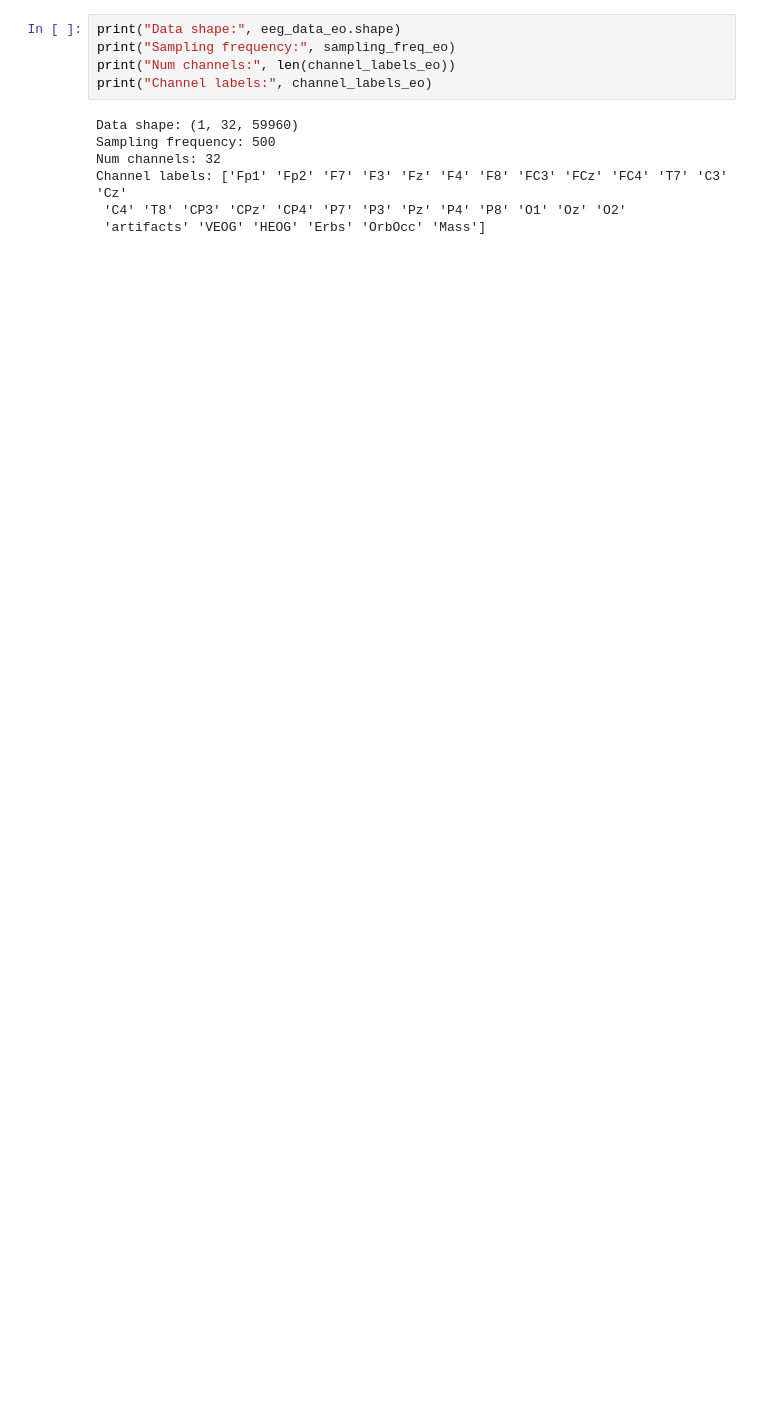
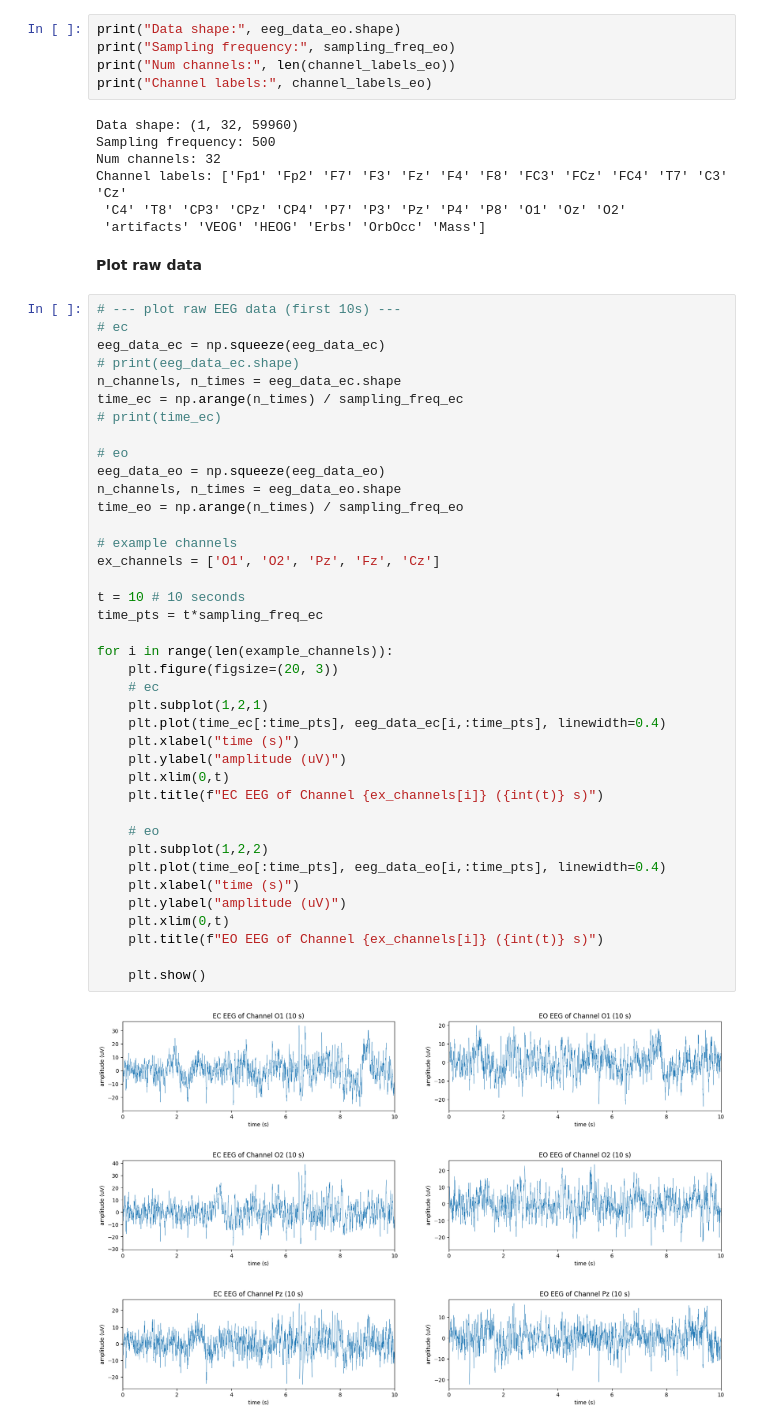
Before and after one commit to s-bao/tdbrain-model, a Jupyter notebook: code/eeg.ipynb, the cells around one changed output. Saved outputs shown, nothing was run; the diff lists cells and outputs as text; blank space fills up the shorter version.

```diff
--- a/code/eeg.ipynb
+++ b/code/eeg.ipynb
@@ -36,3 +44,48 @@ Num channels: 32
 Channel labels: ['Fp1' 'Fp2' 'F7' 'F3' 'Fz' 'F4' 'F8' 'FC3' 'FCz' 'FC4' 'T7' 'C3' 'Cz'
  'C4' 'T8' 'CP3' 'CPz' 'CP4' 'P7' 'P3' 'Pz' 'P4' 'P8' 'O1' 'Oz' 'O2'
  'artifacts' 'VEOG' 'HEOG' 'Erbs' 'OrbOcc' 'Mass']
+# %% [markdown]
+**Plot raw data**
+# %%
+# --- plot raw EEG data (first 10s) ---
+# ec
+eeg_data_ec = np.squeeze(eeg_data_ec)
+# print(eeg_data_ec.shape)
+n_channels, n_times = eeg_data_ec.shape
+time_ec = np.arange(n_times) / sampling_freq_ec
+# print(time_ec)
+
+# eo
+eeg_data_eo = np.squeeze(eeg_data_eo)
+n_channels, n_times = eeg_data_eo.shape
+time_eo = np.arange(n_times) / sampling_freq_eo
+
+# example channels
+ex_channels = ['O1', 'O2', 'Pz', 'Fz', 'Cz']
+
+t = 10 # 10 seconds
+time_pts = t*sampling_freq_ec
+
+for i in range(len(example_channels)):
+    plt.figure(figsize=(20, 3))
+    # ec
+    plt.subplot(1,2,1)
+    plt.plot(time_ec[:time_pts], eeg_data_ec[i,:time_pts], linewidth=0.4)
+    plt.xlabel("time (s)")
+    plt.ylabel("amplitude (uV)")
+    plt.xlim(0,t)
+    plt.title(f"EC EEG of Channel {ex_channels[i]} ({int(t)} s)")
+
+    # eo
+    plt.subplot(1,2,2)
+    plt.plot(time_eo[:time_pts], eeg_data_eo[i,:time_pts], linewidth=0.4)
+    plt.xlabel("time (s)")
+    plt.ylabel("amplitude (uV)")
+    plt.xlim(0,t)
+    plt.title(f"EO EEG of Channel {ex_channels[i]} ({int(t)} s)")
+
+    plt.show()
+# %% [output]
+[figure, added]
+[figure, added]
+[figure, added]
```
Also changed, not shown: parts of 10 cells of this notebook.
